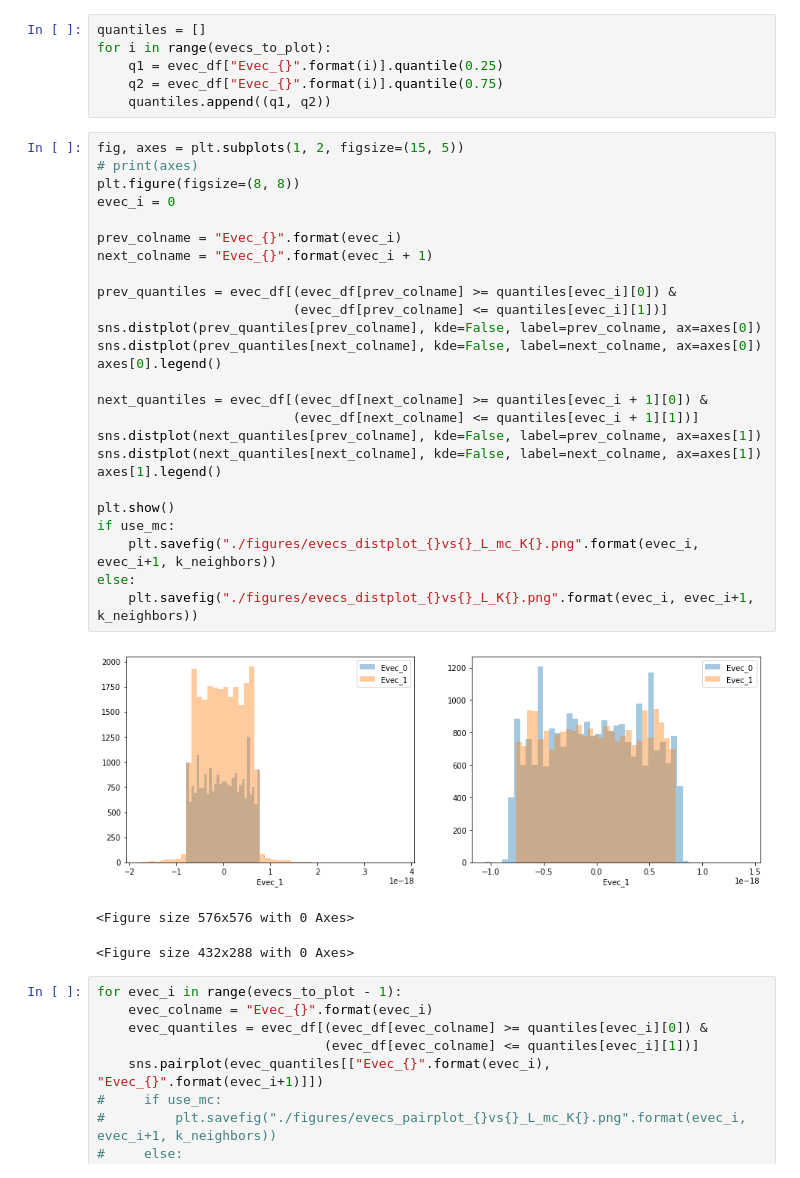
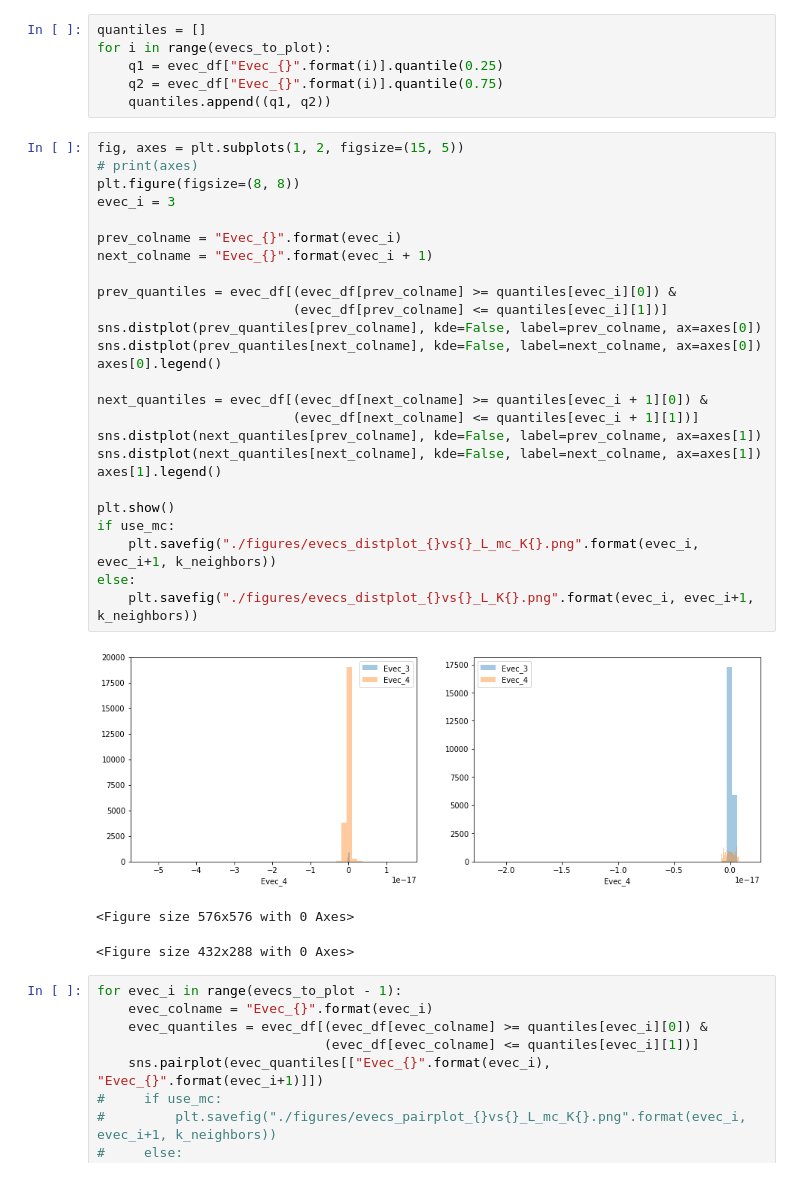
Before and after one commit to ashea2nd/VAE-EHR, a Jupyter notebook: experiments/200306_spectral_analysis/spectral_clustering.ipynb, the cells around one changed output. Saved outputs shown, nothing was run; the diff lists cells and outputs as text.

```diff
--- a/experiments/200306_spectral_analysis/spectral_clustering.ipynb
+++ b/experiments/200306_spectral_analysis/spectral_clustering.ipynb
@@ -307,31 +307,31 @@ for i in range(evecs_to_plot):
 # %%
 fig, axes = plt.subplots(1, 2, figsize=(15, 5))
 # print(axes)
 plt.figure(figsize=(8, 8))
-evec_i = 0
+evec_i = 3
 
 prev_colname = "Evec_{}".format(evec_i)
 next_colname = "Evec_{}".format(evec_i + 1)
 
 prev_quantiles = evec_df[(evec_df[prev_colname] >= quantiles[evec_i][0]) &
                          (evec_df[prev_colname] <= quantiles[evec_i][1])]
 sns.distplot(prev_quantiles[prev_colname], kde=False, label=prev_colname, ax=axes[0])
 sns.distplot(prev_quantiles[next_colname], kde=False, label=next_colname, ax=axes[0])
 axes[0].legend()
 
 next_quantiles = evec_df[(evec_df[next_colname] >= quantiles[evec_i + 1][0]) &
                          (evec_df[next_colname] <= quantiles[evec_i + 1][1])]
 sns.distplot(next_quantiles[prev_colname], kde=False, label=prev_colname, ax=axes[1])
 sns.distplot(next_quantiles[next_colname], kde=False, label=next_colname, ax=axes[1])
 axes[1].legend()
 
 plt.show()
 if use_mc:
     plt.savefig("./figures/evecs_distplot_{}vs{}_L_mc_K{}.png".format(evec_i, evec_i+1, k_neighbors))
 else:
     plt.savefig("./figures/evecs_distplot_{}vs{}_L_K{}.png".format(evec_i, evec_i+1, k_neighbors))
 # %% [output]
-[figure, old version]
+[figure, new version]
 <Figure size 576x576 with 0 Axes>
 <Figure size 432x288 with 0 Axes>
 # %%
```
Also changed, not shown: 4 other files.
